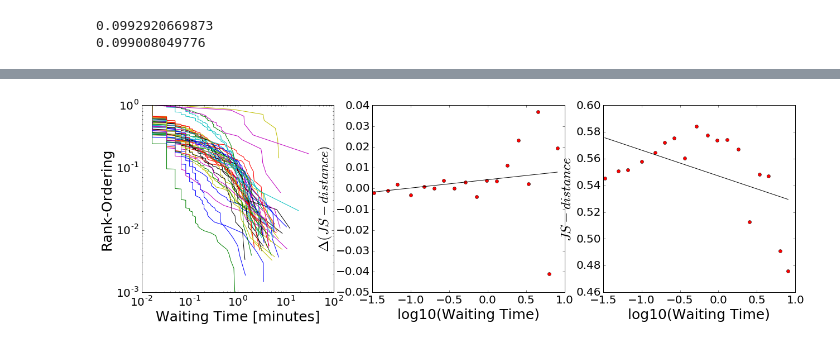
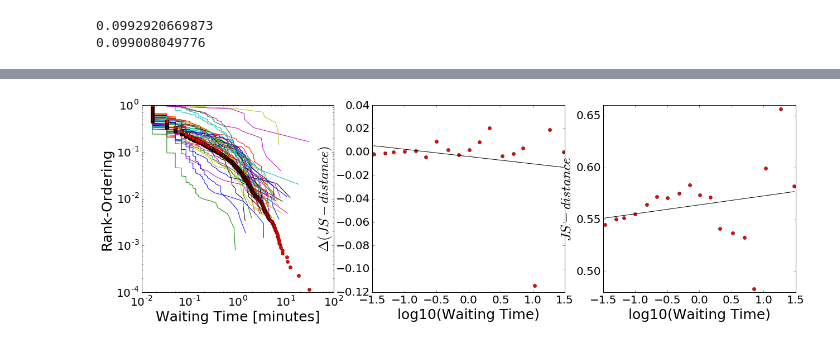
Before and after one commit to wazaahhh/bayesLearn, a Jupyter notebook: scripts/bayesLearn.ipynb, the cells around one changed output, grey strips where cells are left out. Saved outputs shown, nothing was run; the diff lists cells and outputs as text; code cells hidden in the pictures.

Commit message:
distribution of waiting times

```diff
--- a/scripts/bayesLearn.ipynb
+++ b/scripts/bayesLearn.ipynb
@@ -120,0 +131,6 @@ dfExplor = dfExplor[:-1]
+# %%
+x,y = rankorder(final_simple)
+pl.plot(x,y,'o')
+
+x,y = rankorder(final_complex)
+pl.plot(x,y,'o')
@@ -667,16 +491,3 @@ print 0.65*t**(-0.07)
 # %% [output]
 0.0992920669873
 0.099008049776
-# %%
-x = np.arange(1, len(mean) + 1)/60. -4
-y = mean
-cond = (x > 1)*( y > 0)
-lx = np.log10(x[cond])
-ly = np.log10(y[cond])
-fitExp = S.linregress(x[cond],ly)
-print "exponential: ",fitExp
-print S.linregress(lx,ly)
-
-pl.plot(x[cond],ly)
-pl.plot(x[cond],x[cond]*fitExp[0]+fitExp[1],'k-')
-#pl.xlim(xmin=0)
@@ -690,9 +494,11 @@ simple_distances_unique = loadDistances(data="simple",remove_duplicates=True)
 # %%
+color = ["blue","red"]
+symbol = ["s","o"]
 for i,datatype in enumerate(['simple','complex']):
 #datatype = "complex"
 
     print datatype
-    test_dic = dict(loadDistances(data=datatype,remove_duplicates=True))
+    test_dic = dict(loadDistances(treatment=datatype,remove_duplicates=True))
     WT = []
     JS = []
     dJS = []
@@ -710,7 +516,7 @@ for i,datatype in enumerate(['simple','complex']):
         pl.loglog(x,y/float(y[-1]))
         pl.xlabel("Waiting Time [minutes]")
         pl.ylabel("Rank-Ordering")
-        pl.ylim(0.001,1)
+        pl.ylim(0.0001,1)
 
         pl.subplot(132)
         #pl.semilogx(wt,djs,'.')
@@ -726,10 +532,18 @@ for i,datatype in enumerate(['simple','complex']):
         JS = np.append(JS,js)
         dJS = np.append(dJS,djs)
 
+
+
+    pl.subplot(131)
+    x,y = rankorder(WT)
+    pl.loglog(x,y/float(y[-1]),'ro')
+
     pl.subplot(132)
-    cond = (WT > 0)*(WT < 10)
+    cond = (WT > 0)*(WT < 100)
     lWT = np.log10(WT[cond])
     B = binning(lWT,dJS[cond],20)
+
+    print S.spearmanr(WT,dJS)
 
     pl.plot(B['bins'],B['mean'],'ro')
     fitB = S.linregress(B['bins'],B['mean'])
@@ -742,5 +556,54 @@ for i,datatype in enumerate(['simple','complex']):
     fitB = S.linregress(B['bins'],B['mean'])
     print fitB
     pl.plot(B['bins'],B['bins']*fitB[0] + fitB[1],'k-')
+
+    pl.figure(5,(9,8))
+    x,y = rankorder(WT)
+    cond = (x > 0)*(y > 0)
+    lx = np.log10(x[cond])
+    ly = np.log10(y[cond])
+    ly = ly/float(ly[-1])
+    B = binning(lx,ly,30)
+
+    cond = (lx > 0.3)
+    print "blah: " ,S.linregress(lx[cond],ly[cond])
+
+    pl.loglog(10**B['bins'],10**np.log10(B['nPoints']/np.sum(B['nPoints'])),'o',color=color[i],marker=symbol[i],ms=9,alpha=0.7,label="treatment : %s"%datatype)
+    pl.loglog(10**B['bins'],10**(B['bins']*-1.8 - 1),'k-')
+    #pl.loglog(x,y/float(y[-1]),'o',color=color[i],marker=symbol[i],label="treatment %s"%datatype)
+    pl.legend(loc=0)
+    pl.xlabel("Waiting Time [minutes]")
+    #pl.ylabel("Probability Density Function")
+    pl.ylabel("Compl. Distribution Function")
+    pl.xlim(xmin=0.10)
+    pl.ylim(ymax=0.10)
+    pl.savefig(dir + "Figures/waiting_times_pdf.eps")
+
+
+    pl.figure(6,(9,8))
+    print "power law fit :",
+    fitdic = plotPowerLawFit(WT,xmin=2.,continuousFit=True,addnoise=False,confint=.01,plot=False)
+    pl.loglog(fitdic['x'],fitdic['y'],'o',color=color[i])
+    pl.loglog(fitdic['xFit'],fitdic['yFit'],'-',color=color[i])
+    pl.xlabel("Waiting Time [minutes]")
+    pl.ylabel("Compl. Distribution Function")
+    pl.savefig(dir + "Figures/waiting_times_ccdf.eps")
+    #pl.xlim(xmin=3/60.)
+
+
+    pl.figure(7,(9,8))
+    x,y = rankorder(WT)
+    cond = (x > 0)*(y > 0)
+    lx = np.log10(x[cond])
+    ly = np.log10(y[cond])
+    ly = ly/float(ly[-1])
+    B = binning(lx,ly,50)
+    pl.loglog(10**B['bins'],10**np.log10(B['mean']/np.sum(B['mean'])),'o',color=color[i],marker=symbol[i],ms=9,alpha=0.7,label="treatment : %s"%datatype)
+    #pl.loglog(x,y/float(y[-1]),'o',color=color[i],marker=symbol[i],label="treatment %s"%datatype)
+    pl.legend(loc=0)
+    pl.xlabel("Waiting Time [minutes]")
+    pl.ylabel("CCDF")
+    pl.xlim(xmin=0.10)
+    pl.ylim(ymax=0.10)
 # %% [output]
 simple
@@ -753 +622 @@ LinregressResult(slope=-0.019351338675019807, intercept=0.54710187984878711, rva
-[figure, old version]
+[figure, new version]
```
Also changed, not shown: parts of 12 cells of this notebook, 16 other files.
